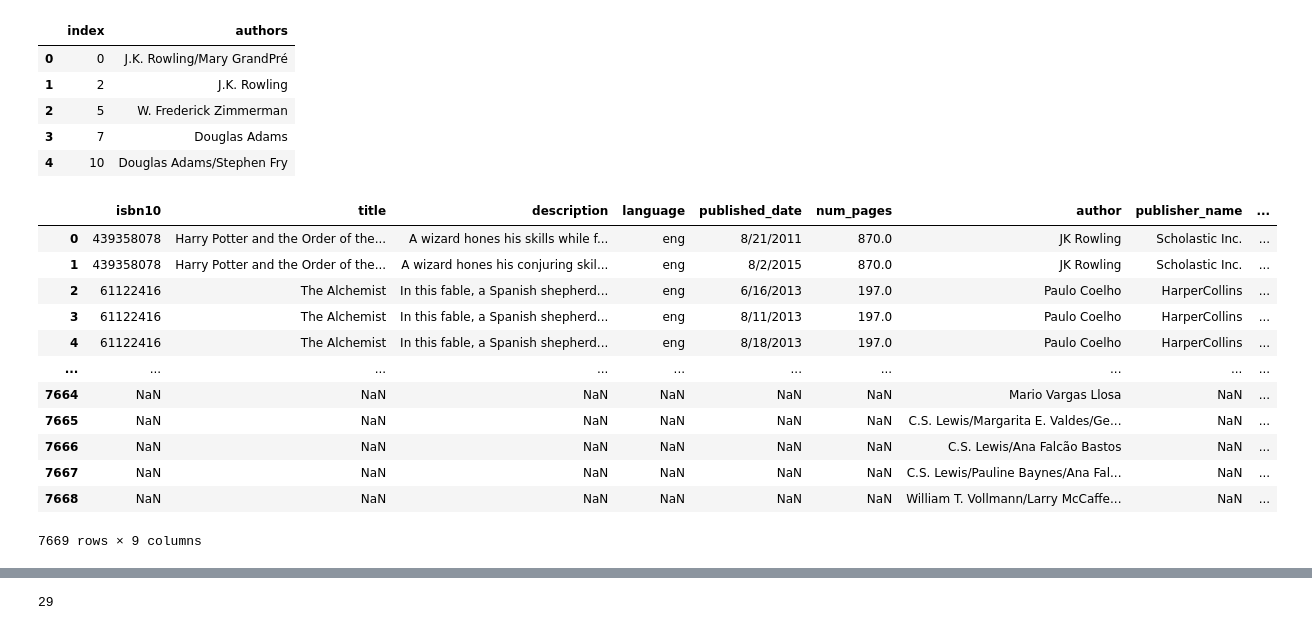
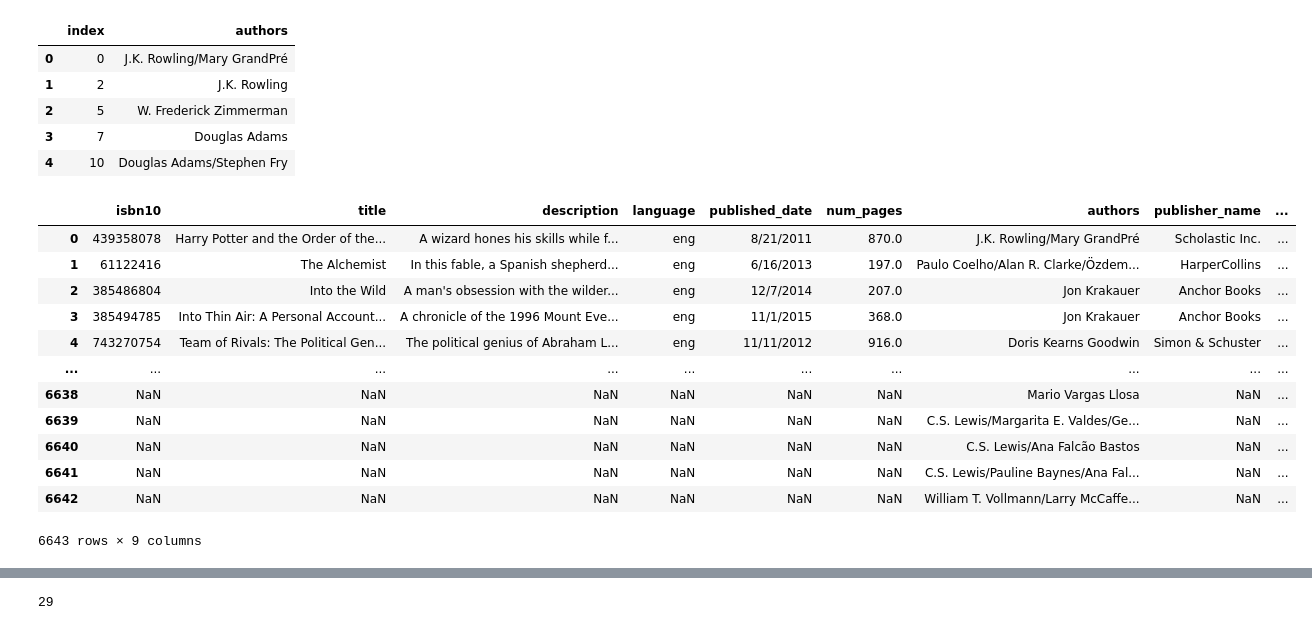
Before and after one commit to schwamb/etl_project, a Jupyter notebook: ETLproject.ipynb, the cells around one changed output, grey strips where cells are left out. Cells and saved outputs as stored; diff of their text form; code cells hidden in the pictures.

Commit message:
Corrected to remove null author values

```diff
--- a/ETL project.ipynb
+++ b/ETLproject.ipynb
@@ -188,6 +204,6 @@ Index(['bookID', 'title_x', 'authors', 'average_rating', 'isbn10', 'isbn13_x',
 # %%
 # Creating a dataframe with only needed columns
-books_db_df = books_joined_df[['isbn10', 'title_x', 'description', 'language_code', 'published_date', '  num_pages', 'author', 'publisher']]
+books_db_df = books_dropped[['isbn10', 'title_x', 'description', 'language_code', 'published_date', '  num_pages', 'authors', 'publisher']]
 # %%
 # Renaming columns for readability
 books_renamed = books_db_df.rename(columns = {'  num_pages': 'num_pages', 'title_x': 'title', 'language_code': 'language'})
@@ -198,6 +214,6 @@ Index(['isbn10', 'title', 'description', 'language', 'published_date',
       dtype='object')
 # %%
-# books_df.rename(columns={'isbn': 'isbn10'}, inplace=True)
+books_df.rename(columns={'isbn': 'isbn10'}, inplace=True)
 # %%
 #selecting desired columns for sales and review dataframes
 col_sales= ['isbn10','price', 'amazon_product_url']
@@ -247,28 +263,28 @@ author_unique.head()
 # %%
 # Renaming columns for readability
 
-author_rename = author_unique.rename(columns = { "index": "id", "authors":"author"})
+author_rename = author_unique.rename(columns = { "index": "id"})
 # %%
 # Joining on author name in order to add author_id into books dataframe
 
-books_authorid_df = pd.merge(books_renamed, author_rename, how="outer", on="author")
+books_authorid_df = pd.merge(books_renamed, author_rename, how="outer", on="authors")
 books_authorid_df
 books_author = books_authorid_df.rename(columns={"id":"author_id", "publisher":"publisher_name"})
 books_author
 # %% [output]
-|  | isbn10 | title | description | language | published_date | num_pages | author | publisher_name | ... |
-| 0 | 439358078 | Harry Potter and the Order of the... | A wizard hones his skills while f... | eng | 8/21/2011 | 870.0 | JK Rowling | Scholastic Inc. | ... |
-| 1 | 439358078 | Harry Potter and the Order of the... | A wizard hones his conjuring skil... | eng | 8/2/2015 | 870.0 | JK Rowling | Scholastic Inc. | ... |
-| 2 | 61122416 | The Alchemist | In this fable, a Spanish shepherd... | eng | 6/16/2013 | 197.0 | Paulo Coelho | HarperCollins | ... |
-| 3 | 61122416 | The Alchemist | In this fable, a Spanish shepherd... | eng | 8/11/2013 | 197.0 | Paulo Coelho | HarperCollins | ... |
-| 4 | 61122416 | The Alchemist | In this fable, a Spanish shepherd... | eng | 8/18/2013 | 197.0 | Paulo Coelho | HarperCollins | ... |
+|  | isbn10 | title | description | language | published_date | num_pages | authors | publisher_name | ... |
+| 0 | 439358078 | Harry Potter and the Order of the... | A wizard hones his skills while f... | eng | 8/21/2011 | 870.0 | J.K. Rowling/Mary GrandPré | Scholastic Inc. | ... |
+| 1 | 61122416 | The Alchemist | In this fable, a Spanish shepherd... | eng | 6/16/2013 | 197.0 | Paulo Coelho/Alan R. Clarke/Özdem... | HarperCollins | ... |
+| 2 | 385486804 | Into the Wild | A man's obsession with the wilder... | eng | 12/7/2014 | 207.0 | Jon Krakauer | Anchor Books | ... |
+| 3 | 385494785 | Into Thin Air: A Personal Account... | A chronicle of the 1996 Mount Eve... | eng | 11/1/2015 | 368.0 | Jon Krakauer | Anchor Books | ... |
+| 4 | 743270754 | Team of Rivals: The Political Gen... | The political genius of Abraham L... | eng | 11/11/2012 | 916.0 | Doris Kearns Goodwin | Simon & Schuster | ... |
 | ... | ... | ... | ... | ... | ... | ... | ... | ... | ... |
-| 7664 | NaN | NaN | NaN | NaN | NaN | NaN | Mario Vargas Llosa | NaN | ... |
-| 7665 | NaN | NaN | NaN | NaN | NaN | NaN | C.S. Lewis/Margarita E. Valdes/Ge... | NaN | ... |
-| 7666 | NaN | NaN | NaN | NaN | NaN | NaN | C.S. Lewis/Ana Falcão Bastos | NaN | ... |
-| 7667 | NaN | NaN | NaN | NaN | NaN | NaN | C.S. Lewis/Pauline Baynes/Ana Fal... | NaN | ... |
-| 7668 | NaN | NaN | NaN | NaN | NaN | NaN | William T. Vollmann/Larry McCaffe... | NaN | ... |
+| 6638 | NaN | NaN | NaN | NaN | NaN | NaN | Mario Vargas Llosa | NaN | ... |
+| 6639 | NaN | NaN | NaN | NaN | NaN | NaN | C.S. Lewis/Margarita E. Valdes/Ge... | NaN | ... |
+| 6640 | NaN | NaN | NaN | NaN | NaN | NaN | C.S. Lewis/Ana Falcão Bastos | NaN | ... |
+| 6641 | NaN | NaN | NaN | NaN | NaN | NaN | C.S. Lewis/Pauline Baynes/Ana Fal... | NaN | ... |
+| 6642 | NaN | NaN | NaN | NaN | NaN | NaN | William T. Vollmann/Larry McCaffe... | NaN | ... |
-7669 rows × 9 columns
+6643 rows × 9 columns
 # %%
 # Joining on publisher name in order to add publisher_id into books dataframe
 
```
Also changed, not shown: parts of 15 cells of this notebook, 1 other file.
